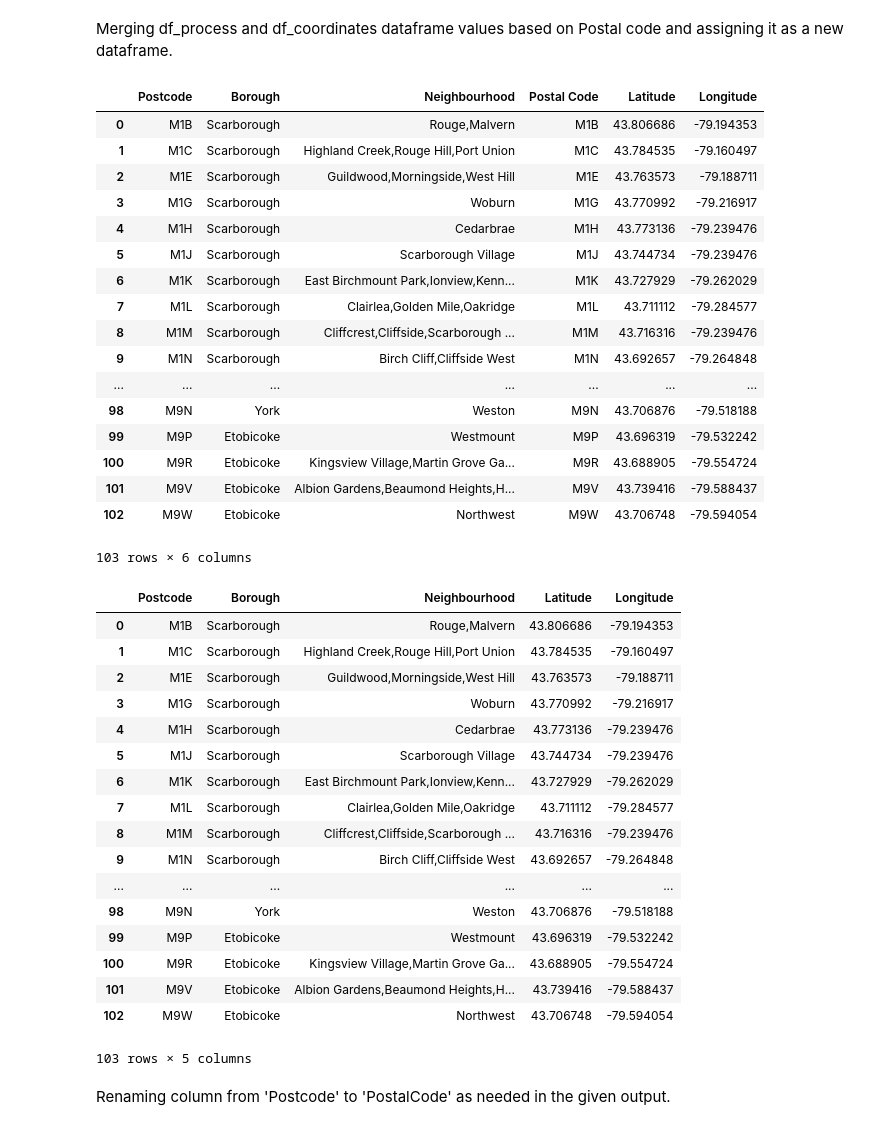
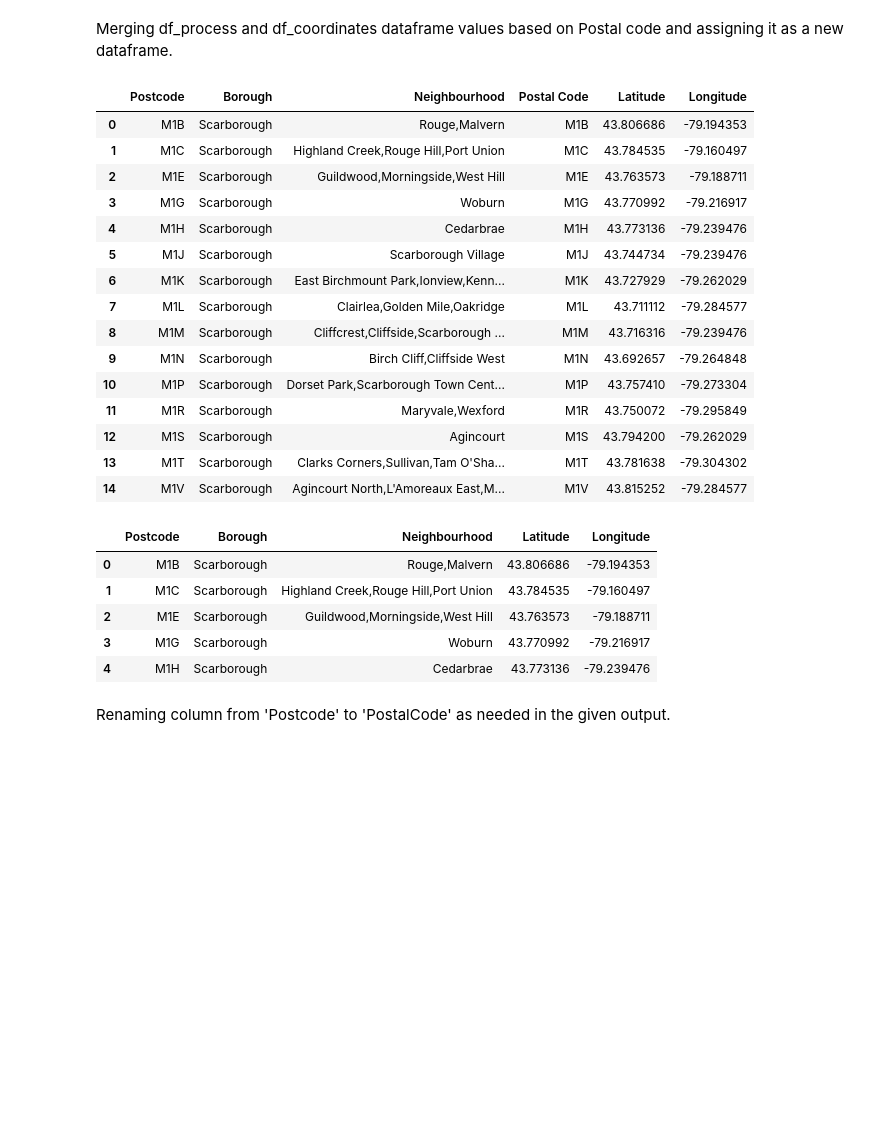
Before and after one commit to Aruljothi17/Coursera_Capstone, a Jupyter notebook: Capstone2_GeoCoder.ipynb, the cells around one changed output. Drawn from its saved outputs; the diff is of its cells as text; code cells hidden in the pictures; blank space fills up the shorter version.

```diff
--- a/Capstone2_GeoCoder.ipynb
+++ b/Capstone2_GeoCoder.ipynb
@@ -164,7 +152,7 @@ df_coordinates
 Merging df_process and df_coordinates dataframe values based on Postal code and assigning it as a new dataframe.
 # %%
 df_merge = pd.merge(df_process, df_coordinates, left_on = 'Postcode', right_on = 'Postal Code')
-df_merge
+df_merge.head(15)
 # %% [output]
 |  | Postcode | Borough | Neighbourhood | Postal Code | Latitude | Longitude |
 | 0 | M1B | Scarborough | Rouge,Malvern | M1B | 43.806686 | -79.194353 |
@@ -177,34 +165,21 @@ df_merge
 | 7 | M1L | Scarborough | Clairlea,Golden Mile,Oakridge | M1L | 43.711112 | -79.284577 |
 | 8 | M1M | Scarborough | Cliffcrest,Cliffside,Scarborough ... | M1M | 43.716316 | -79.239476 |
 | 9 | M1N | Scarborough | Birch Cliff,Cliffside West | M1N | 43.692657 | -79.264848 |
-| ... | ... | ... | ... | ... | ... | ... |
-| 98 | M9N | York | Weston | M9N | 43.706876 | -79.518188 |
-| 99 | M9P | Etobicoke | Westmount | M9P | 43.696319 | -79.532242 |
-| 100 | M9R | Etobicoke | Kingsview Village,Martin Grove Ga... | M9R | 43.688905 | -79.554724 |
-| 101 | M9V | Etobicoke | Albion Gardens,Beaumond Heights,H... | M9V | 43.739416 | -79.588437 |
-| 102 | M9W | Etobicoke | Northwest | M9W | 43.706748 | -79.594054 |
+| 10 | M1P | Scarborough | Dorset Park,Scarborough Town Cent... | M1P | 43.757410 | -79.273304 |
+| 11 | M1R | Scarborough | Maryvale,Wexford | M1R | 43.750072 | -79.295849 |
+| 12 | M1S | Scarborough | Agincourt | M1S | 43.794200 | -79.262029 |
+| 13 | M1T | Scarborough | Clarks Corners,Sullivan,Tam O'Sha... | M1T | 43.781638 | -79.304302 |
+| 14 | M1V | Scarborough | Agincourt North,L'Amoreaux East,M... | M1V | 43.815252 | -79.284577 |
-103 rows × 6 columns
 # %%
-df_merge.drop('Postal Code', axis = 1)
+df_merge = df_merge.drop('Postal Code', axis = 1)
+df_merge.head()
 # %% [output]
 |  | Postcode | Borough | Neighbourhood | Latitude | Longitude |
 | 0 | M1B | Scarborough | Rouge,Malvern | 43.806686 | -79.194353 |
 | 1 | M1C | Scarborough | Highland Creek,Rouge Hill,Port Union | 43.784535 | -79.160497 |
 | 2 | M1E | Scarborough | Guildwood,Morningside,West Hill | 43.763573 | -79.188711 |
 | 3 | M1G | Scarborough | Woburn | 43.770992 | -79.216917 |
 | 4 | M1H | Scarborough | Cedarbrae | 43.773136 | -79.239476 |
-| 5 | M1J | Scarborough | Scarborough Village | 43.744734 | -79.239476 |
-| 6 | M1K | Scarborough | East Birchmount Park,Ionview,Kenn... | 43.727929 | -79.262029 |
-| 7 | M1L | Scarborough | Clairlea,Golden Mile,Oakridge | 43.711112 | -79.284577 |
-| 8 | M1M | Scarborough | Cliffcrest,Cliffside,Scarborough ... | 43.716316 | -79.239476 |
-| 9 | M1N | Scarborough | Birch Cliff,Cliffside West | 43.692657 | -79.264848 |
-| ... | ... | ... | ... | ... | ... |
-| 98 | M9N | York | Weston | 43.706876 | -79.518188 |
-| 99 | M9P | Etobicoke | Westmount | 43.696319 | -79.532242 |
-| 100 | M9R | Etobicoke | Kingsview Village,Martin Grove Ga... | 43.688905 | -79.554724 |
-| 101 | M9V | Etobicoke | Albion Gardens,Beaumond Heights,H... | 43.739416 | -79.588437 |
-| 102 | M9W | Etobicoke | Northwest | 43.706748 | -79.594054 |
-103 rows × 5 columns
 # %% [markdown]
 Renaming column from 'Postcode' to 'PostalCode' as needed in the given output.
 # %%
```
Also changed, not shown: parts of 2 cells of this notebook.
